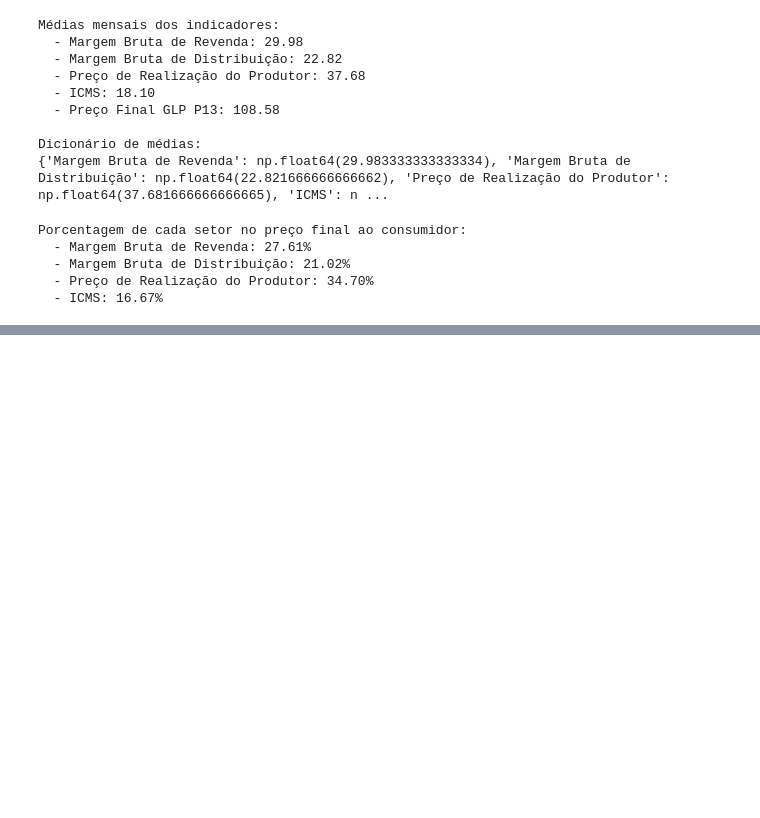
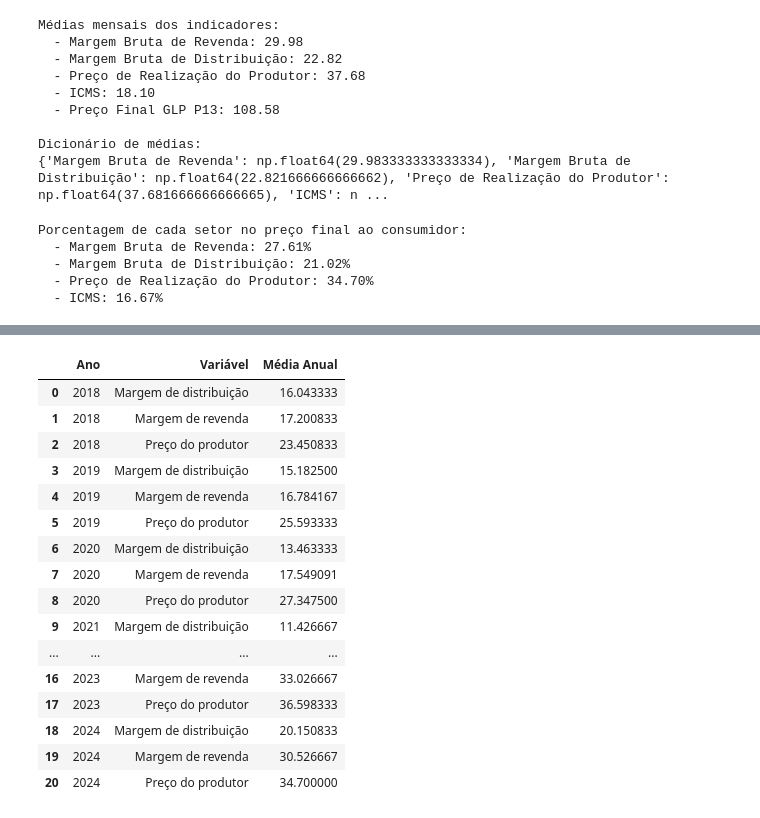
Before and after one commit to annalocvf/Estudo-GLP-TCC-IC-UFOP, a Jupyter notebook: Capitulo1/capitulo1.ipynb, the cells around one changed output, grey strips where cells are left out. Cells and saved outputs as stored; diff of their text form; code cells hidden in the pictures; blank space fills up the shorter version.

```diff
--- a/Capitulo1/capitulo1.ipynb
+++ b/Capitulo1/capitulo1.ipynb
@@ -213,0 +218,30 @@ Porcentagem de cada setor no preço final ao consumidor:
+# %%
+import os
+import zipfile
+
+!pip install -U gdown
+
+file_id = '1flfD9yVrsSu7gRhZru_6cHcATbbvREAh'
+output_filename = 'downloaded_archive.zip'
+
+print(f'Downloading file with ID: {file_id}...')
+!gdown --id {file_id} -O {output_filename}
+print(f'File downloaded as {output_filename}')
+
+extraction_path = 'extracted_files'
+os.makedirs(extraction_path, exist_ok=True)
+
+if os.path.exists(output_filename):
+    with zipfile.ZipFile(output_filename, 'r') as zip_ref:
+        zip_ref.extractall(extraction_path)
+    print(f'All files extracted to: {extraction_path}')
+
+
+    print(f'Contents of {extraction_path}:')
+    for root, dirs, files in os.walk(extraction_path):
+        for name in files:
+            print(os.path.join(root, name))
+        for name in dirs:
+            print(os.path.join(root, name) + '/')
+else:
+    print(f'Error: {output_filename} not found. Download might have failed.')
@@ -213,0 +494,29 @@ Porcentagem de cada setor no preço final ao consumidor:
+# %%
+
+month_columns = ['Jan', 'Fev', 'Mar', 'Abr', 'Mai', 'Jun', 'Jul', 'Ago', 'Set', 'Out', 'Nov', 'Dez']
+
+
+annual_avg_by_year = df_combined.groupby(['Ano', 'Variável'])[month_columns].mean().reset_index()
+
+
+annual_avg_by_year['Média Anual'] = annual_avg_by_year[month_columns].mean(axis=1)
+
+display(annual_avg_by_year[['Ano', 'Variável', 'Média Anual']])
+# %% [output]
+|  | Ano | Variável | Média Anual |
+| 0 | 2018 | Margem de distribuição | 16.043333 |
+| 1 | 2018 | Margem de revenda | 17.200833 |
+| 2 | 2018 | Preço do produtor | 23.450833 |
+| 3 | 2019 | Margem de distribuição | 15.182500 |
+| 4 | 2019 | Margem de revenda | 16.784167 |
+| 5 | 2019 | Preço do produtor | 25.593333 |
+| 6 | 2020 | Margem de distribuição | 13.463333 |
+| 7 | 2020 | Margem de revenda | 17.549091 |
+| 8 | 2020 | Preço do produtor | 27.347500 |
+| 9 | 2021 | Margem de distribuição | 11.426667 |
+| ... | ... | ... | ... |
+| 16 | 2023 | Margem de revenda | 33.026667 |
+| 17 | 2023 | Preço do produtor | 36.598333 |
+| 18 | 2024 | Margem de distribuição | 20.150833 |
+| 19 | 2024 | Margem de revenda | 30.526667 |
+| 20 | 2024 | Preço do produtor | 34.700000 |
```
Also changed, not shown: parts of 13 cells of this notebook.
